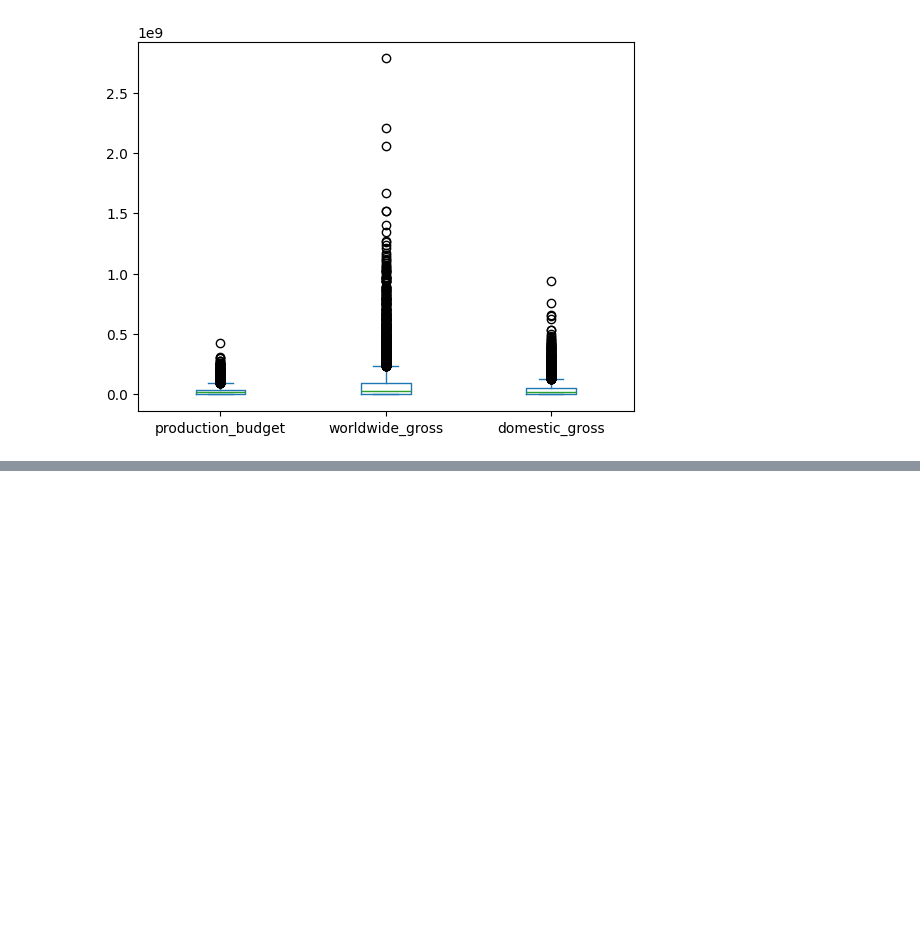
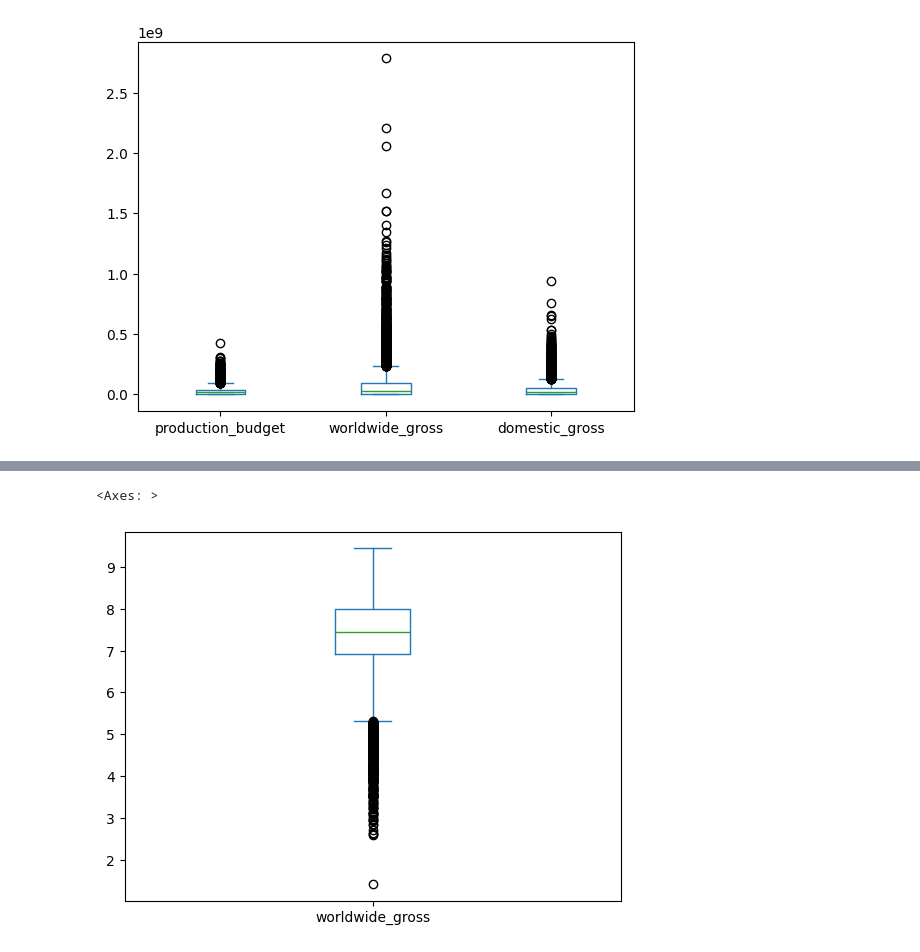
Before and after one commit to muhammedrahil/Machine-Learning-and-Data-Science, a Jupyter notebook: 1-Data-Preprocessing/missing_coure_revenue.ipynb, the cells around one changed output, grey strips where cells are left out. Saved outputs shown, nothing was run; the diff lists cells and outputs as text; code cells hidden in the pictures; blank space fills up the shorter version.

```diff
--- a/1-Data-Preprocessing/missing_coure_revenue.ipynb
+++ b/1-Data-Preprocessing/missing_coure_revenue.ipynb
@@ -97,0 +154,4 @@ read_csv.plot(kind='box')
+# %%
+import math
+read_csv['worldwide_gross'] = read_csv['worldwide_gross'].replace(0.0, read_csv['worldwide_gross'].median())
+read_csv['worldwide_gross']= read_csv['worldwide_gross'].apply(lambda x: math.log10(x)) # log transformation
@@ -97,0 +173,5 @@ read_csv.plot(kind='box')
+# %%
+read_csv['worldwide_gross'].plot(kind='box')
+# %% [output]
+<Axes: >
+[figure, added]
```
Also changed, not shown: parts of 4 cells of this notebook.
